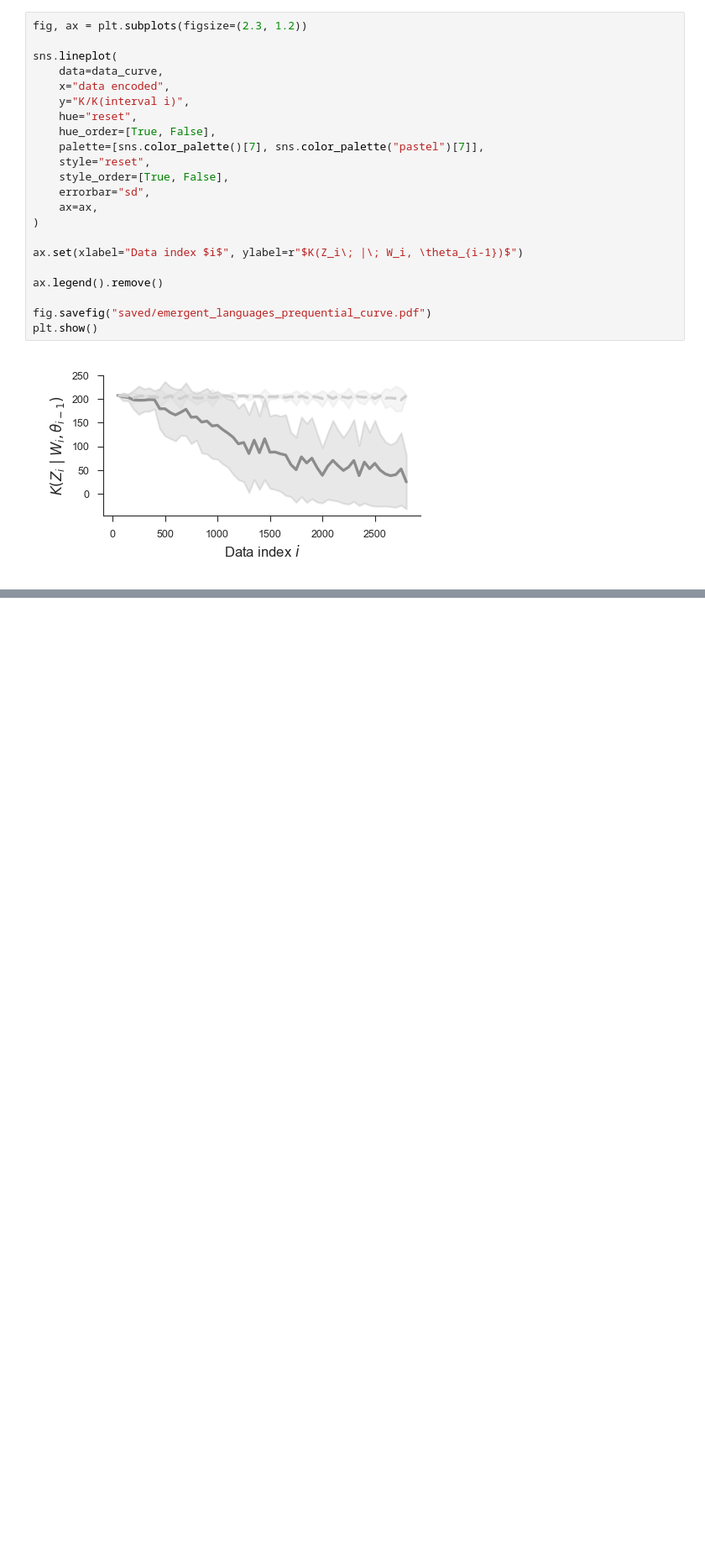
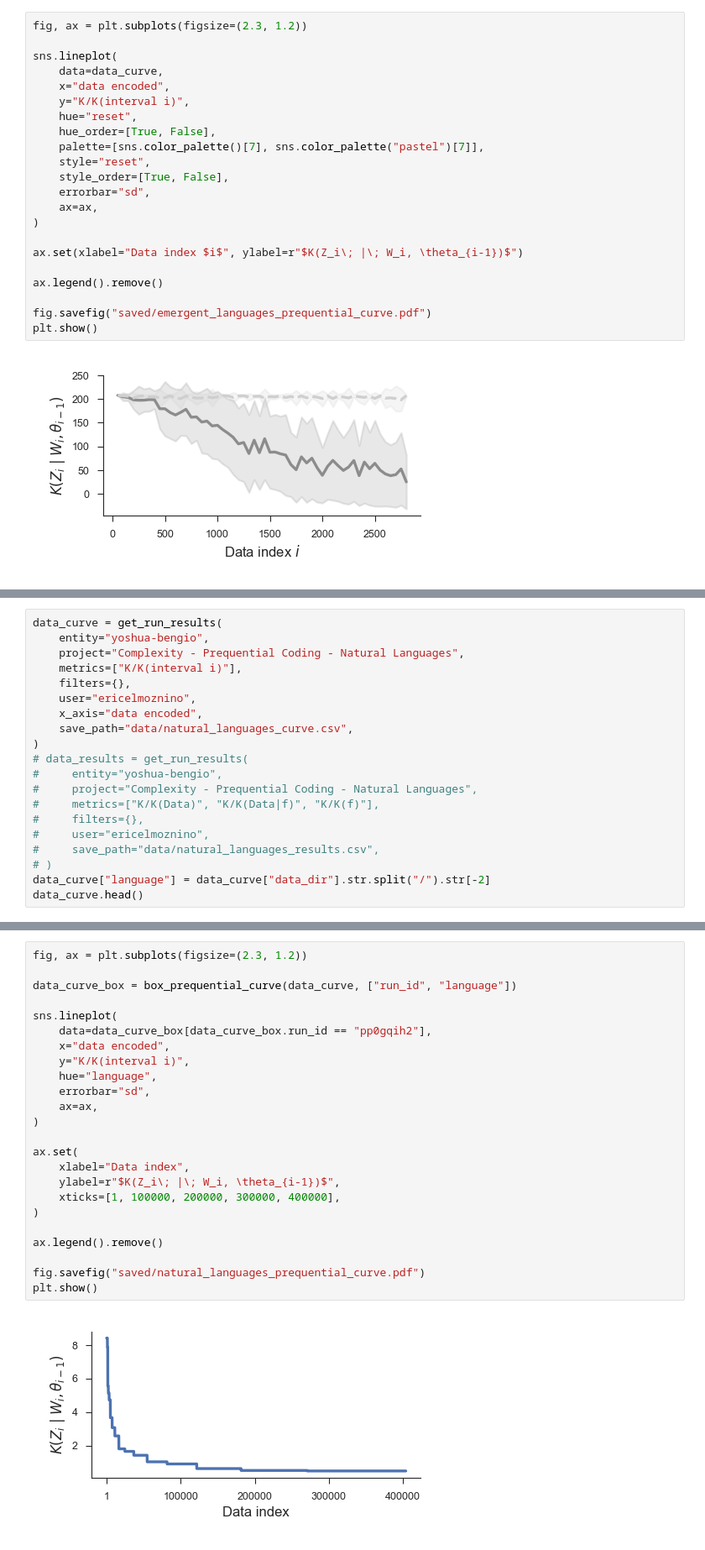
Before and after one commit to EricElmoznino/complexity_compositionality, a Jupyter notebook: papers/idea_preprint/notebook.ipynb, the cells around one changed output, grey strips where cells are left out. Shown at 84% size. Cells and saved outputs as stored; diff of their text form; blank space fills up the shorter version.

```diff
--- a/papers/idea_preprint/notebook.ipynb
+++ b/papers/idea_preprint/notebook.ipynb
@@ -710,0 +720,20 @@ plt.show()
+# %%
+data_curve = get_run_results(
+    entity="yoshua-bengio",
+    project="Complexity - Prequential Coding - Natural Languages",
+    metrics=["K/K(interval i)"],
+    filters={},
+    user="ericelmoznino",
+    x_axis="data encoded",
+    save_path="data/natural_languages_curve.csv",
+)
+# data_results = get_run_results(
+#     entity="yoshua-bengio",
+#     project="Complexity - Prequential Coding - Natural Languages",
+#     metrics=["K/K(Data)", "K/K(Data|f)", "K/K(f)"],
+#     filters={},
+#     user="ericelmoznino",
+#     save_path="data/natural_languages_results.csv",
+# )
+data_curve["language"] = data_curve["data_dir"].str.split("/").str[-2]
+data_curve.head()
@@ -710,0 +772,26 @@ plt.show()
+# %%
+fig, ax = plt.subplots(figsize=(2.3, 1.2))
+
+data_curve_box = box_prequential_curve(data_curve, ["run_id", "language"])
+
+sns.lineplot(
+    data=data_curve_box[data_curve_box.run_id == "pp0gqih2"],
+    x="data encoded",
+    y="K/K(interval i)",
+    hue="language",
+    errorbar="sd",
+    ax=ax,
+)
+
+ax.set(
+    xlabel="Data index",
+    ylabel=r"$K(Z_i\; |\; W_i, \theta_{i-1})$",
+    xticks=[1, 100000, 200000, 300000, 400000],
+)
+
+ax.legend().remove()
+
+fig.savefig("saved/natural_languages_prequential_curve.pdf")
+plt.show()
+# %% [output]
+[figure, added]
```
Also changed, not shown: parts of 5 cells of this notebook, 4 other files.
